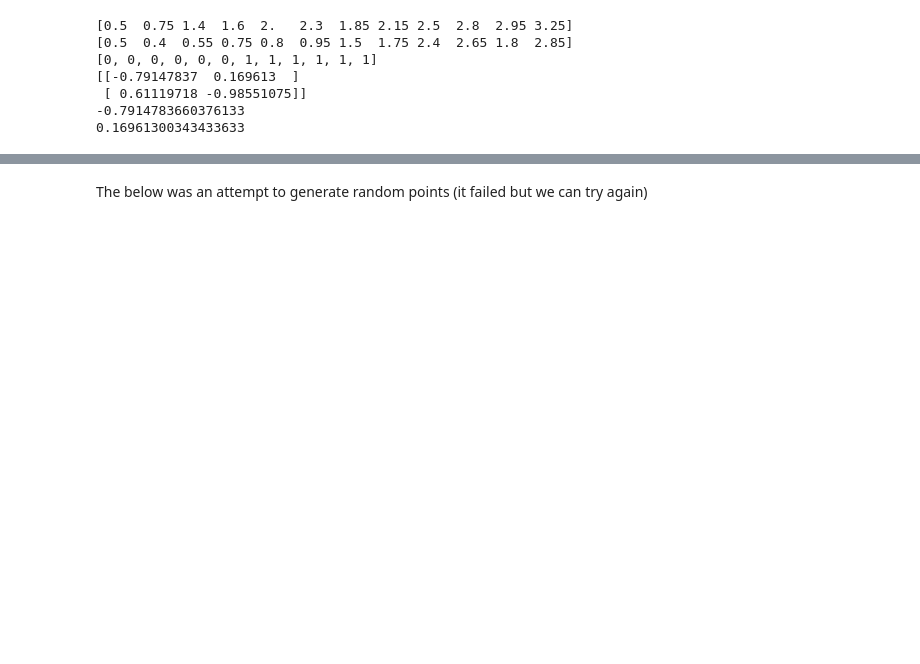
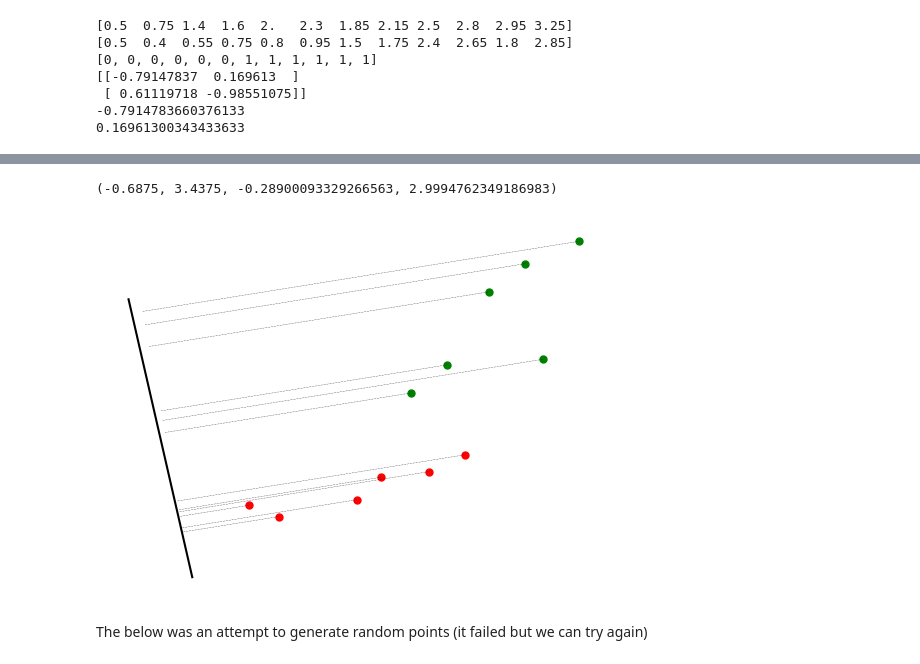
Before and after one commit to peterkrull/p7-ml-refrigeration-fault-detection, a Jupyter notebook: Python/LDA_Plots/LDA_Plots.ipynb, the cells around one changed output, grey strips where cells are left out. Cells and saved outputs as stored; diff of their text form; code cells hidden in the pictures; blank space fills up the shorter version.

```diff
--- a/Python/LDA_Plots/LDA_Plots.ipynb
+++ b/Python/LDA_Plots/LDA_Plots.ipynb
@@ -142,3 +87,32 @@ plt.axis('equal')
+# %%
+from numpy import append
+
+slope=lda.eig_vec[0][0]/lda.eig_vec[0][1]
+
+x = np.arange(-0.5, 0.03, 0.0001, dtype=np.double)
+y = slope*x
+plt.plot(x,y, 'k', label='line 0')
+a = np.array([lda.eig_vec[0][0], lda.eig_vec[0][1]])
+
+
+plt.plot(x1, y1, 'r.', markersize=10, label='line 3')
+plt.plot(x2, y2, 'g.', markersize=10, label='line 4')
+
+data = np.matrix('0.5,0.5;0.75,0.4;1.4,.55;1.6,0.75;2,0.8;2.3,0.95;1.85,1.5;2.15,1.75;2.5,2.4;2.8,2.65;2.95,1.8;3.25,2.85')
+data = data.T
+sample_mean = data.mean(1)
+sample_cov = np.cov(data)
+w = lda.eig_vec[:,1].T
+transformed_coordinate = np.matmul(np.matrix(w), np.matrix(data))
+coordinate_along_w = np.matmul(np.matrix(w).T, np.matrix(transformed_coordinate))
+len_trans = max(transformed_coordinate.shape)
+
+for i in range(0, len_trans):
+    plt.plot([coordinate_along_w[0,i], data[0,i]], [coordinate_along_w[1,i], data[1,i]], "-.", color = "black", linewidth=0.2)
+plt.axis('off')
+# %% [output]
+(-0.6875, 3.4375, -0.28900093329266563, 2.9994762349186983)
+[figure, added]
 # %% [markdown]
 The below was an attempt to generate random points (it failed but we can try again)
 # %%
```
Also changed, not shown: parts of 3 cells of this notebook.
